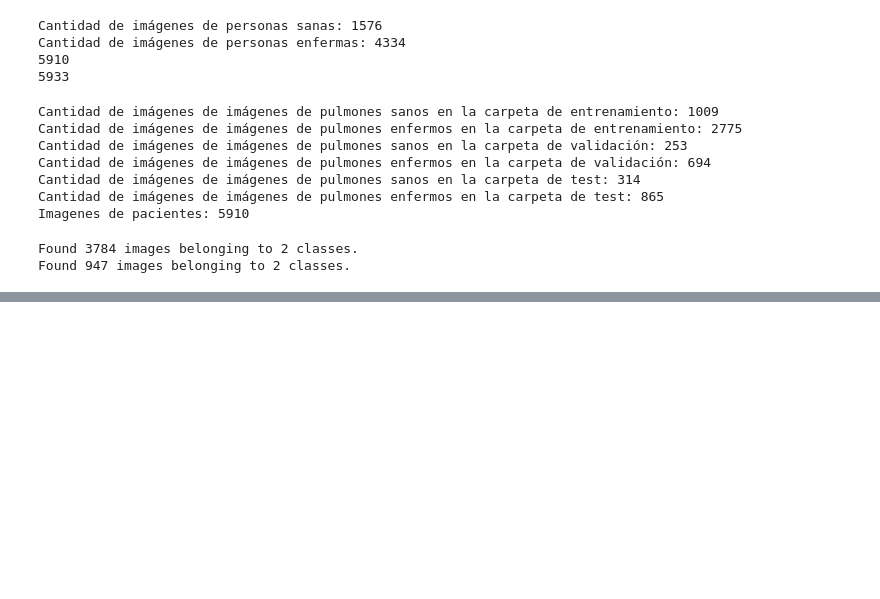
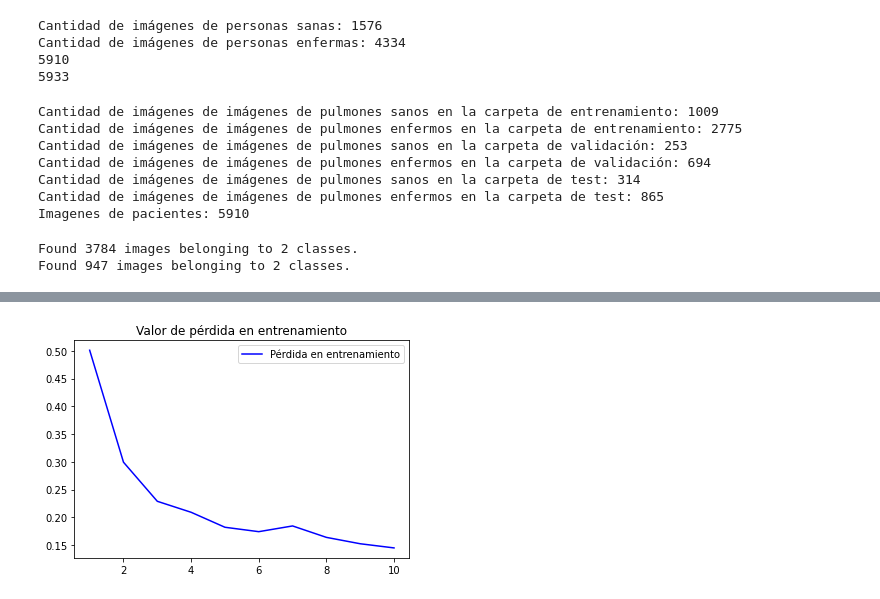
Before and after one commit to Popou123/Trabajo-Jaime-Rodriguez-Albuin, a Jupyter notebook: TFG.ipynb, the cells around one changed output, grey strips where cells are left out. Drawn from its saved outputs; the diff is of its cells as text; code cells hidden in the pictures; blank space fills up the shorter version.

```diff
--- a/TFG.ipynb
+++ b/TFG.ipynb
@@ -400,0 +428,8 @@ Epoch 30/30
+# %%
+pyplot.plot(n_epochs, perdida, 'b')
+#pyplot.plot(n_epochs, val_loss, 'b', label='Pérdida en validación')
+pyplot.title('Valor de pérdida en entrenamiento')
+pyplot.legend()
+pyplot.show()
+# %% [output]
+[figure, added]
```
Also changed, not shown: parts of 20 cells of this notebook.
